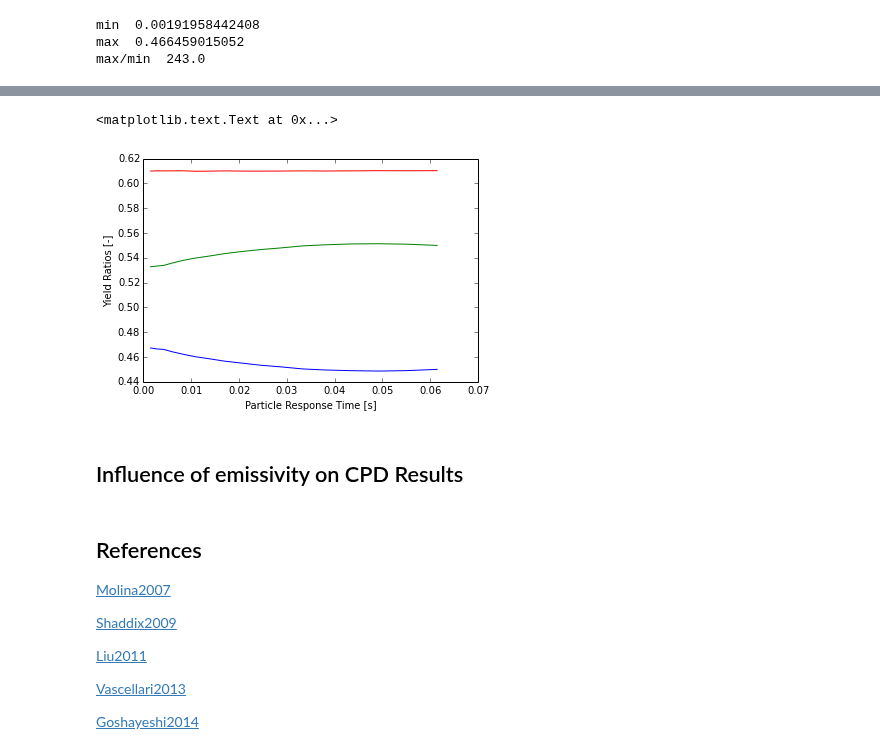
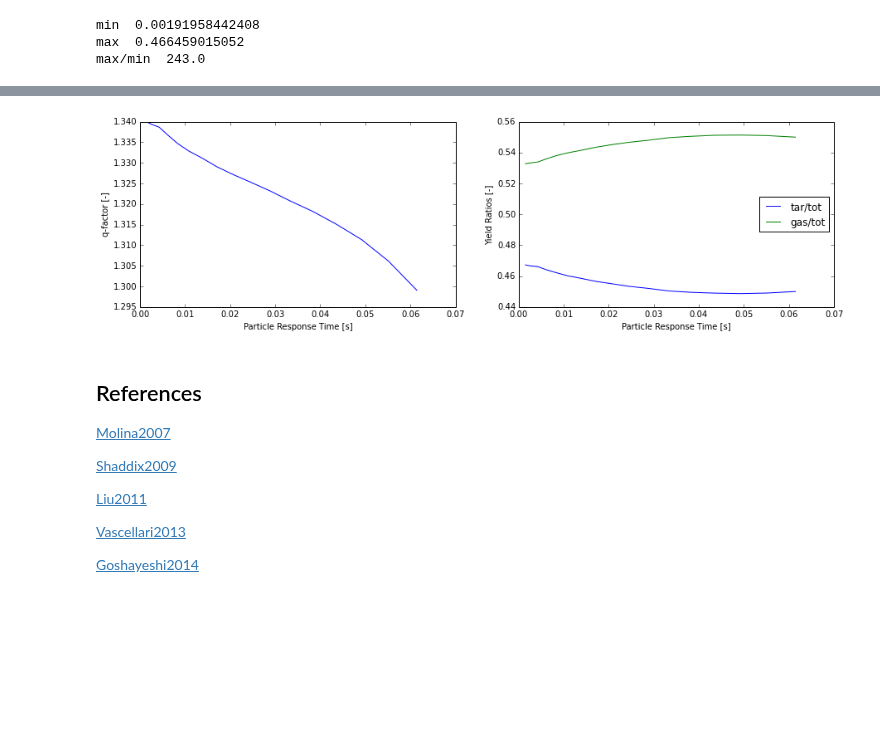
Before and after one commit to ostein/notebooks, a Jupyter notebook: pkp/BlackThunder.ipynb, the cells around one changed output, grey strips where cells are left out. Drawn from its saved outputs; the diff is of its cells as text; code cells hidden in the pictures; blank space fills up the shorter version.

Commit message:
tau_t analysis tar/gas ratios

```diff
--- a/pkp/BlackThunder.ipynb
+++ b/pkp/BlackThunder.ipynb
@@ -526,14 +522,16 @@ plt.xlabel('Particle Response Time [s]')
-# %%
-plt.plot(tau, tarratio)
-plt.plot(tau, gasratio)
-plt.plot(tau, innertratio)
-plt.ylabel('Yield Ratios [-]')
-plt.xlabel('Particle Response Time [s]')
-# %% [output]
-<matplotlib.text.Text at 0x...>
-[figure, removed]
-# %% [markdown]
-## Influence of emissivity on CPD Results
+# %%
+f, ax = plt.subplots(1,2)
+f.set_figwidth(15)
+ax[0].plot(tau, q)
+ax[0].get_yaxis().get_label().set_text('q-factor [-]')
+ax[0].get_xaxis().get_label().set_text('Particle Response Time [s]')
+tarr, = ax[1].plot(tau, tarratio)
+gasr, = ax[1].plot(tau, gasratio)
+plt.legend([tarr, gasr], ['tar/tot','gas/tot'], loc='center right')
+ax[1].get_yaxis().get_label().set_text('Yield Ratios [-]')
+ax[1].get_xaxis().get_label().set_text('Particle Response Time [s]')
+# %% [output]
+[figure, added]
 # %% [markdown]
 ## References
 
```
Also changed, not shown: parts of 5 cells of this notebook.
